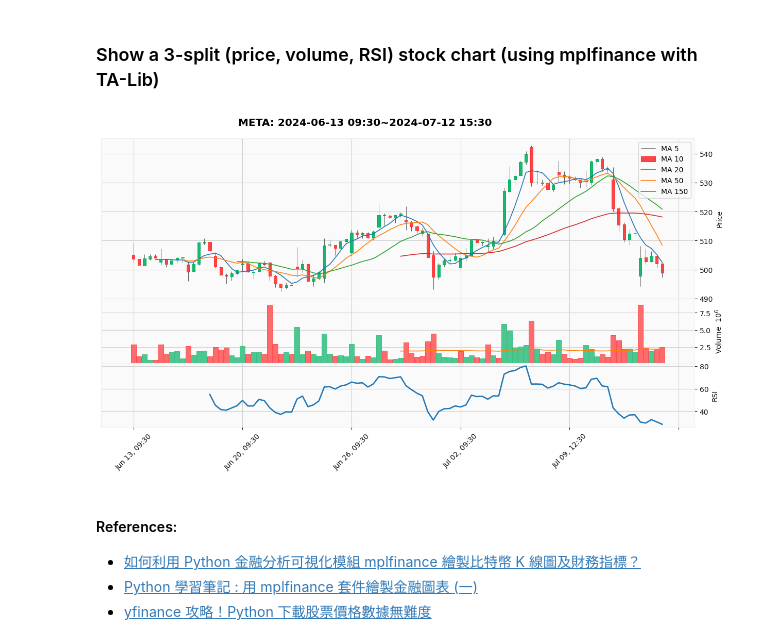
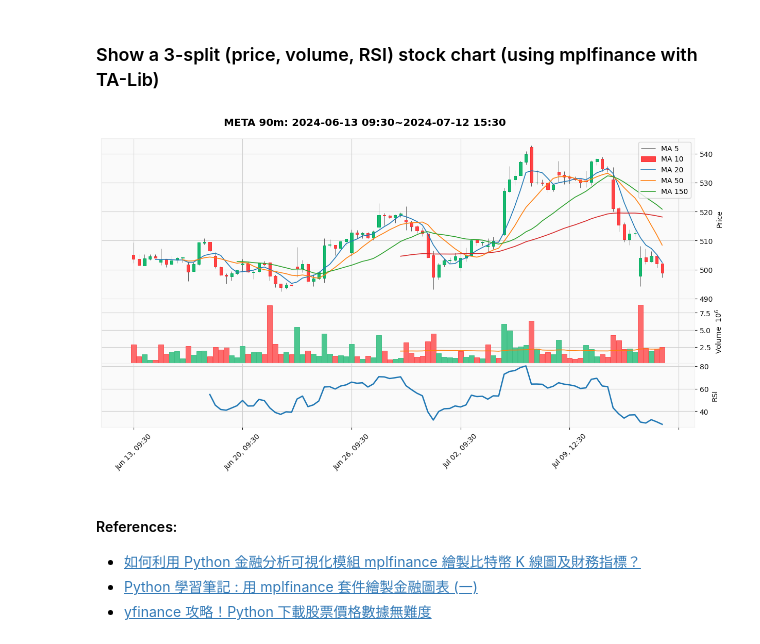
Before and after one commit to yorkjong/colab, a Jupyter notebook: ViStock.ipynb, the cells around one changed output. Drawn from its saved outputs; the diff is of its cells as text; code cells hidden in the pictures.

Commit message:
Added interval to the title.

```diff
--- a/ViStock.ipynb
+++ b/ViStock.ipynb
@@ -165,35 +168,35 @@ from talib import abstract
 # Download stock data
 df = yf.Ticker(ticker).history(period=period, interval=interval)
 
 # list days of moving average lines
 ma_days = (5, 10, 20, 50, 150)
 
 # Add Volume Moving Average
 vma = mpf.make_addplot(df['Volume'], type='line', linestyle='', panel=1, mav=50)
 
 # Add RSI
 RSI = lambda df, period: abstract.RSI(df, timeperiod=period)
 rsi = mpf.make_addplot(RSI(df['Close'], 14), panel=2, ylabel='RSI')
 
 # Plot candlesticks MA, volume, volume MA, RSI
 fig, axes = mpf.plot(
     df, type='candle', mav=ma_days,     # candlestick and MA
     volume=True, addplot=[vma, rsi],    # volume, volume MA, RSI
     style='yahoo', figsize=(16, 8),
     returnfig=True
 )
 axes[0].legend([f'MA {d}' for d in ma_days], loc='upper right')
 # Convert datetime index to string format suitable for display
 if interval.endswith('m') or interval.endswith('h'):
     df.index = df.index.strftime('%Y-%m-%d %H:%M')
 else:
     df.index = df.index.strftime('%Y-%m-%d')
-fig.suptitle(f"{ticker}: {df.index.values[0]}~{df.index.values[-1]}", y=0.93)
+fig.suptitle(f"{ticker} {interval}: {df.index.values[0]}~{df.index.values[-1]}", y=0.93)
 
 # Show
 mpf.show()  # plt.show()
 # %% [output]
-[figure, old version]
+[figure, new version]
 # %% [markdown]
 #### References:
 * [如何利用 Python 金融分析可視化模組 mplfinance 繪製比特幣 K 線圖及財務指標？](https://www.grenade.tw/blog/how-to-use-the-python-financial-analysis-visualization-module-mplfinance/)
```
Also changed, not shown: parts of 9 cells of this notebook.
